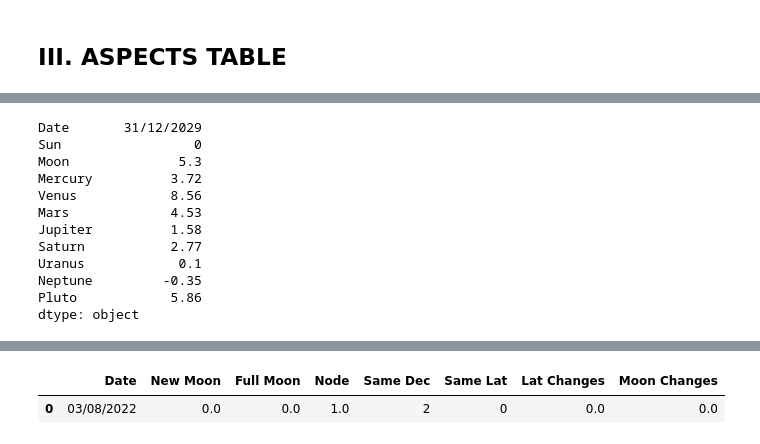
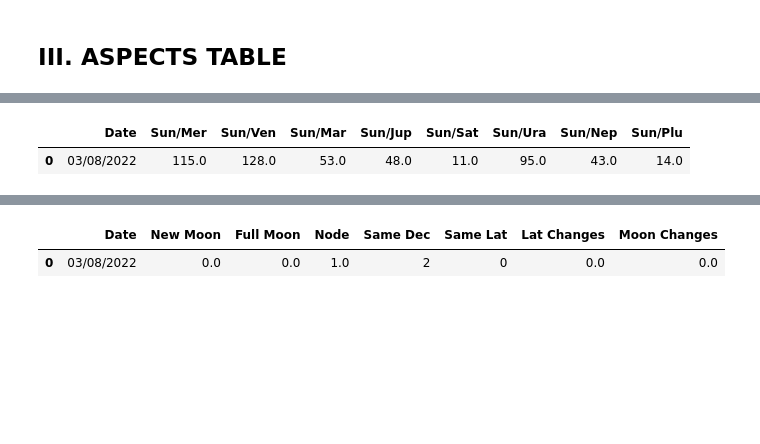
Before and after one commit to amirlehmam/MEMOIREPROPRE, a Jupyter notebook: PIPELINE.ipynb, the cells around one changed output, grey strips where cells are left out. Saved outputs shown, nothing was run; the diff lists cells and outputs as text; code cells hidden in the pictures; blank space fills up the shorter version.

```diff
--- a/PIPELINE.ipynb
+++ b/PIPELINE.ipynb
@@ -4086 +4121,26 @@ geo_con
+# %%
+TrTr = pd.DataFrame({'Date': [today],
+
+                                       'Sun/Mer': helio_asp['Sun/Mer'][helio_asp.Date == today].values,
+
+                                       'Sun/Ven': helio_asp['Sun/Ven'][helio_asp.Date == today].values,
+
+                                       'Sun/Mar': helio_asp['Sun/Mar'][helio_asp.Date == today].values,
+
+                                       'Sun/Jup': helio_asp['Sun/Jup'][helio_asp.Date == today].values,
+
+                                       'Sun/Sat': helio_asp['Sun/Sat'][helio_asp.Date == today].values,
+
+                                       'Sun/Ura': helio_asp['Sun/Ura'][helio_asp.Date == today].values,
+
+                                       'Sun/Nep': helio_asp['Sun/Nep'][helio_asp.Date == today].values,
+
+                                       'Sun/Plu': helio_asp['Sun/Plu'][helio_asp.Date == today].values,
+
+                                       })
+
+TrTr.round()
+# %% [output]
+|  | Date | Sun/Mer | Sun/Ven | Sun/Mar | Sun/Jup | Sun/Sat | Sun/Ura | Sun/Nep | Sun/Plu |
+| 0 | 03/08/2022 | 115.0 | 128.0 | 53.0 | 48.0 | 11.0 | 95.0 | 43.0 | 14.0 |
 # %%
@@ -4100,18 +4159,3 @@ helio_asp
 | 34419 | 29/12/2030 | 62.47 | 139.51 | 68.36 | 153.06 | 31.03 | 16.59 | 85.16 | 146.14 | 158.02 | ... | ... |
 | 34420 | 30/12/2030 | 66.02 | 138.95 | 67.78 | 152.12 | 32.01 | 17.60 | 86.18 | 147.16 | 155.03 | ... | ... |
 34421 rows × 37 columns
-# %%
-latitudes.max()
-# %% [output]
-Date       31/12/2029
-Sun                 0
-Moon              5.3
-Mercury          3.72
-Venus            8.56
-Mars             4.53
-Jupiter          1.58
-Saturn           2.77
-Uranus            0.1
-Neptune         -0.35
-Pluto            5.86
-dtype: object
```
Also changed, not shown: parts of 5 cells of this notebook.
